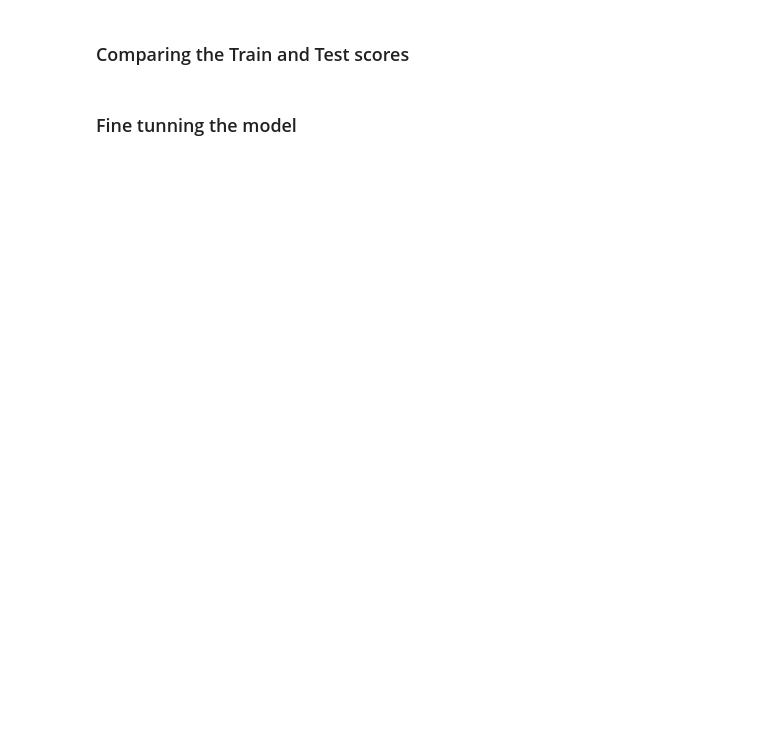
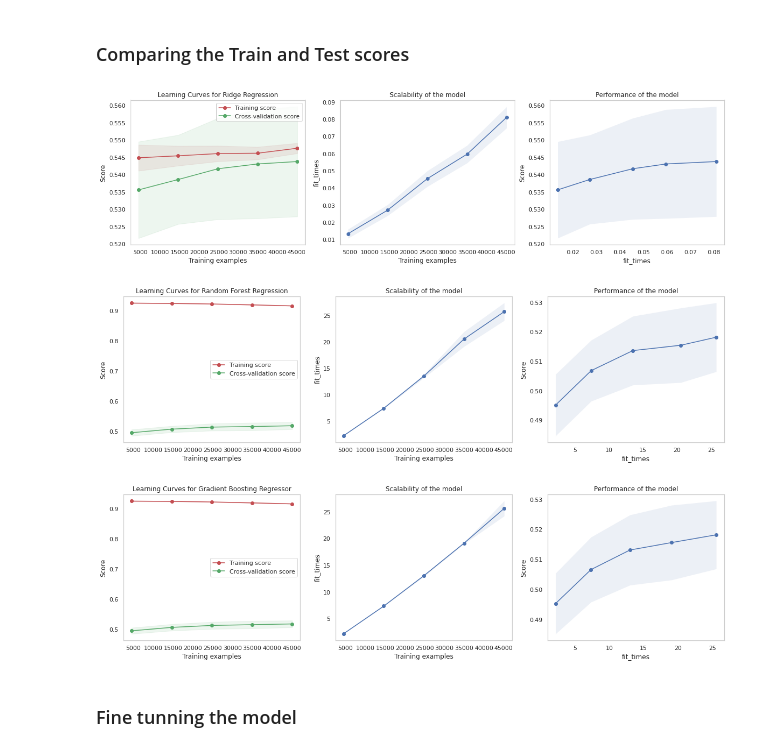
Before and after one commit to waltersmac/Predicting-AirBnB-Prices, a Jupyter notebook: notebooks/1.0-rw-data-exploration.ipynb, the cells around one changed output. Drawn from its saved outputs; the diff is of its cells as text; code cells hidden in the pictures; blank space fills up the shorter version.

Commit message:
Currently investigating the Gradient Bosst Regression model, the base model shows a better score than either of the Linear and Ridge Regression model.

```diff
--- a/notebooks/1.0-rw-data-exploration.ipynb
+++ b/notebooks/1.0-rw-data-exploration.ipynb
@@ -627,7 +627,7 @@ cat_pipeline = Pipeline([
 num_pipeline = Pipeline([
         ('selector', DataFrameSelector(num_attribs)),
         ('imputer', SimpleImputer(strategy="median")),
-        ('pwr_transformer', PowerTransformer()),
+        ('scaler', StandardScaler())
     ])
 # %%
 from sklearn.pipeline import FeatureUnion
@@ -868,16 +912,25 @@ def plot_learning_curve(estimator, title, X, y, axes=None, ylim=None, cv=None,
 # %%
 cv = RepeatedKFold(n_splits=10, n_repeats=3, random_state=42)
 
 # Ridge Regression:
 title = r"Learning Curves for Ridge Regression"
 estimator = Ridge(alpha=0.1, normalize=True)
 plot_learning_curve(estimator, title, X_train_prepared, y_train, cv=cv, n_jobs=4)
 
 # Random Forest Regression:
 title = r"Learning Curves for Random Forest Regression"
-estimator = RandomForestRegressor(n_estimators=300)
+estimator = RandomForestRegressor()
+plot_learning_curve(estimator, title, X_train_prepared, y_train,cv=cv, n_jobs=4)
+
+# Gradient Boosting Regressor:
+title = r"Learning Curves for Gradient Boosting Regressor"
+estimaGradientBoostingRegressor= GradientBoostingRegressor()
 plot_learning_curve(estimator, title, X_train_prepared, y_train,cv=cv, n_jobs=4)
 
 plt.show()
+# %% [output]
+[figure, added]
+[figure, added]
+[figure, added]
 # %% [markdown]
 ### Fine tunning the model
```
Also changed, not shown: parts of 27 cells of this notebook.
